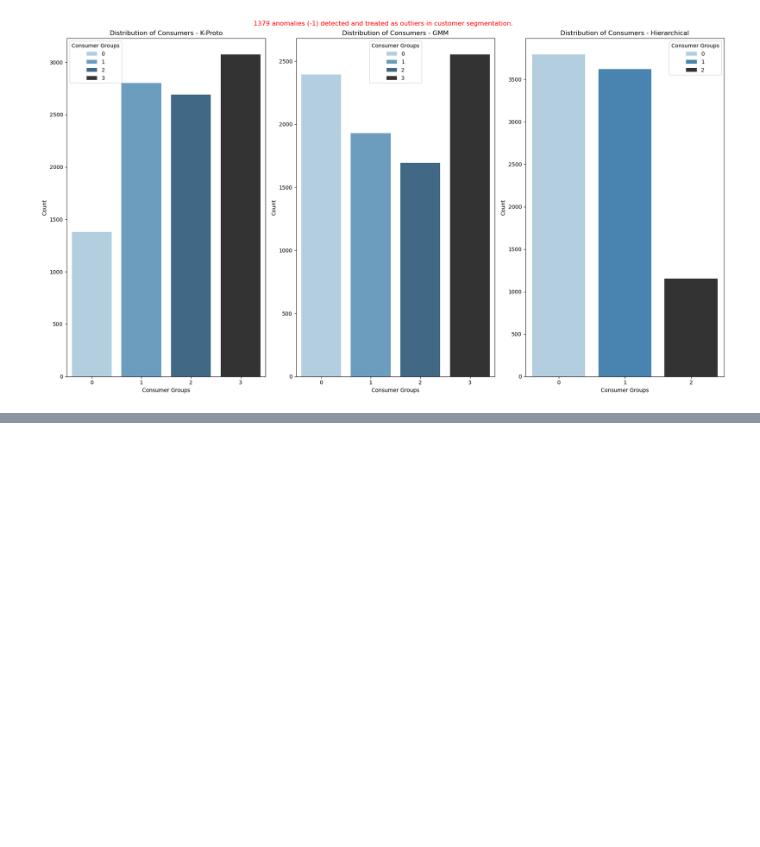
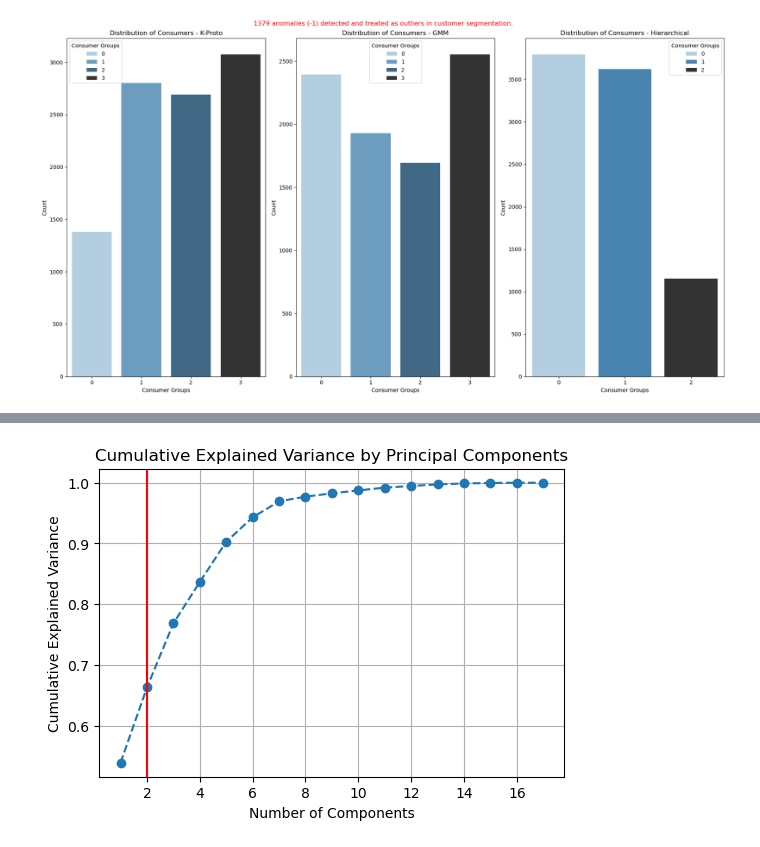
Before and after one commit to renswickd/Dataengine-Tasks, a Jupyter notebook: Task2/Task2-Notebook.ipynb, the cells around one changed output, grey strips where cells are left out. Saved outputs shown, nothing was run; the diff lists cells and outputs as text; code cells hidden in the pictures; blank space fills up the shorter version.

```diff
--- a/Task2/Task2-Notebook.ipynb
+++ b/Task2/Task2-Notebook.ipynb
@@ -591,0 +675,20 @@ plt.show()
+# %%
+from sklearn.decomposition import PCA
+
+# Perform PCA on the numerical features of df_kproto
+pca = PCA()
+
+pca.fit(df_kproto.iloc[:,:-1])
+explained_variance = pca.explained_variance_ratio_
+
+# Plot the cumulative explained variance to decide the optimal number of components
+plt.figure(figsize=(6,4))
+plt.plot(range(1, len(explained_variance) + 1), explained_variance.cumsum(), marker='o', linestyle='--')
+plt.axvline(x = 2, color = 'r', label = 'Total variance by first 2 Principa Components')
+plt.title('Cumulative Explained Variance by Principal Components')
+plt.xlabel('Number of Components')
+plt.ylabel('Cumulative Explained Variance')
+plt.grid(True)
+plt.show()
+# %% [output]
+[figure, added]
```
Also changed, not shown: parts of 24 cells of this notebook, 5 other files.
